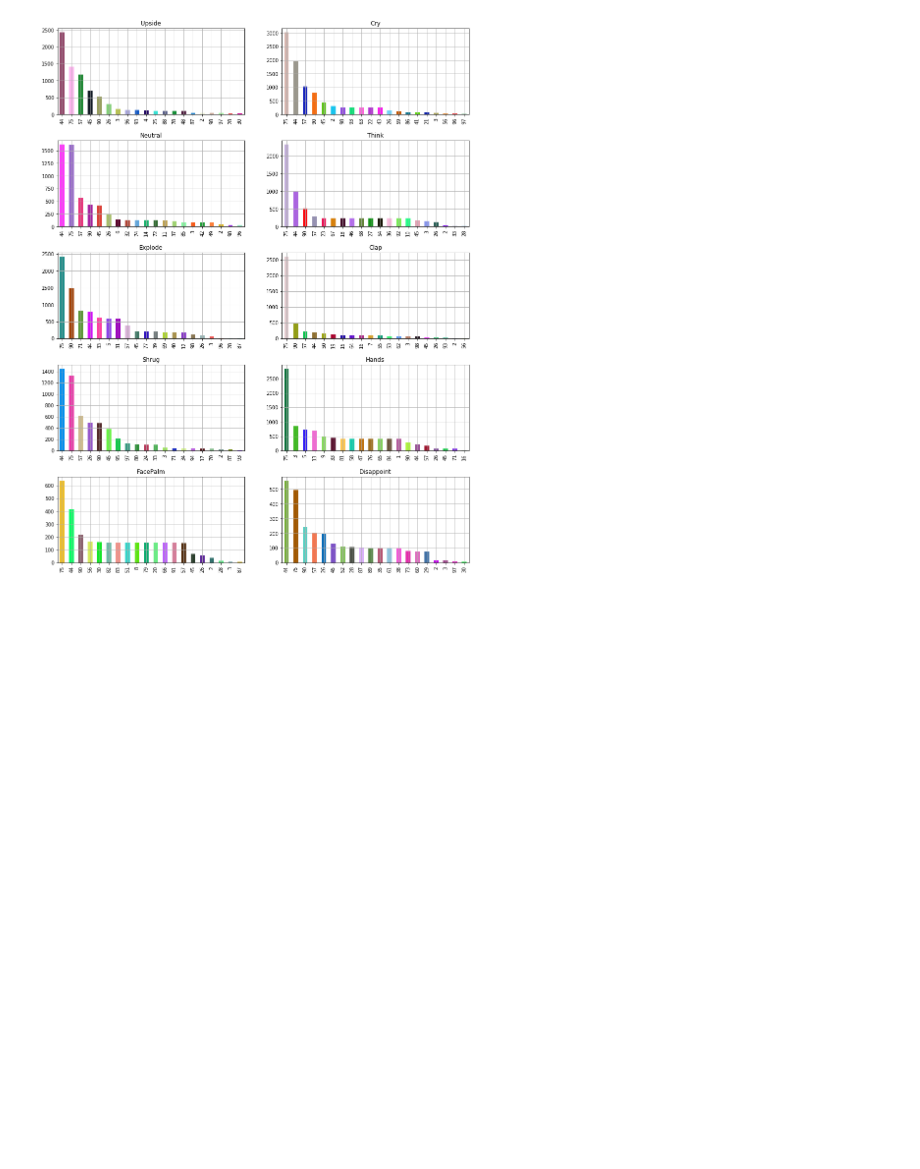
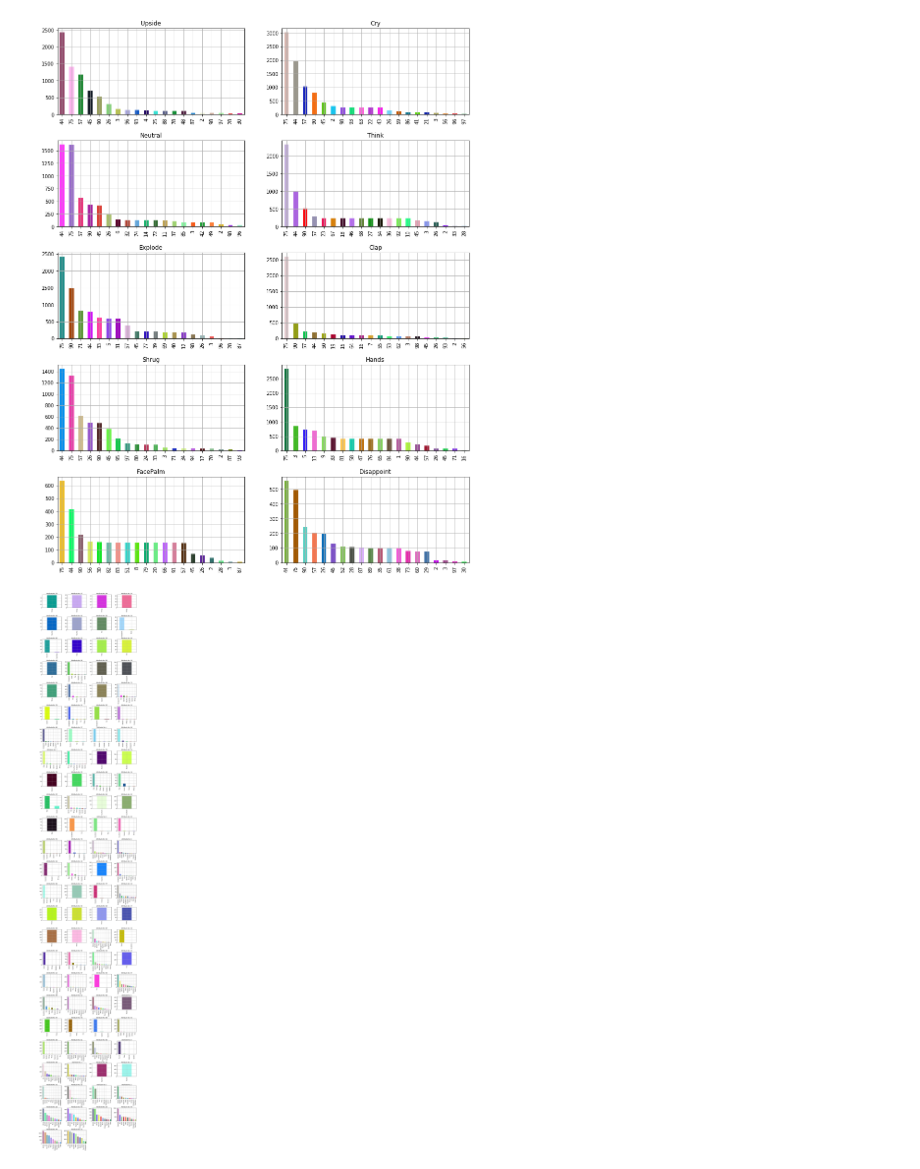
Before and after one commit to deshwalmahesh/Emoji-Prediction-in-Tweet-NLP, a Jupyter notebook: Solution.ipynb, the cells around one changed output. Drawn from its saved outputs; the diff is of its cells as text; code cells hidden in the pictures; blank space fills up the shorter version.

```diff
--- a/Solution.ipynb
+++ b/Solution.ipynb
@@ -205,3 +211,21 @@ plt.subplots_adjust(left=None, bottom=None, right=None, top=None, wspace=None, h
 plt.show()
 # %% [output]
 [figure]
+# %%
+f,ax = plt.subplots(25,4,figsize=(15,90))
+ax = ax.ravel()
+color = generate_n_random_cmap(10,len(vocab))
+
+for i,attribute_index in enumerate(vocab.sort_values().index):
+
+    df[df[attribute_index]>0][99].value_counts().plot(kind='bar',ax=ax[i],color=color[i])
+
+    ax[i].set_title('Attribute No: '+ str(attribute_index))
+    ax[i].grid()
+
+f.delaxes(ax[-1])
+f.delaxes(ax[-2])
+
+plt.subplots_adjust(left=None, bottom=None, right=None, top=None, wspace=0.29, hspace=0.7)
+# %% [output]
+[figure, added]
```
Also changed, not shown: parts of 2 cells of this notebook.
